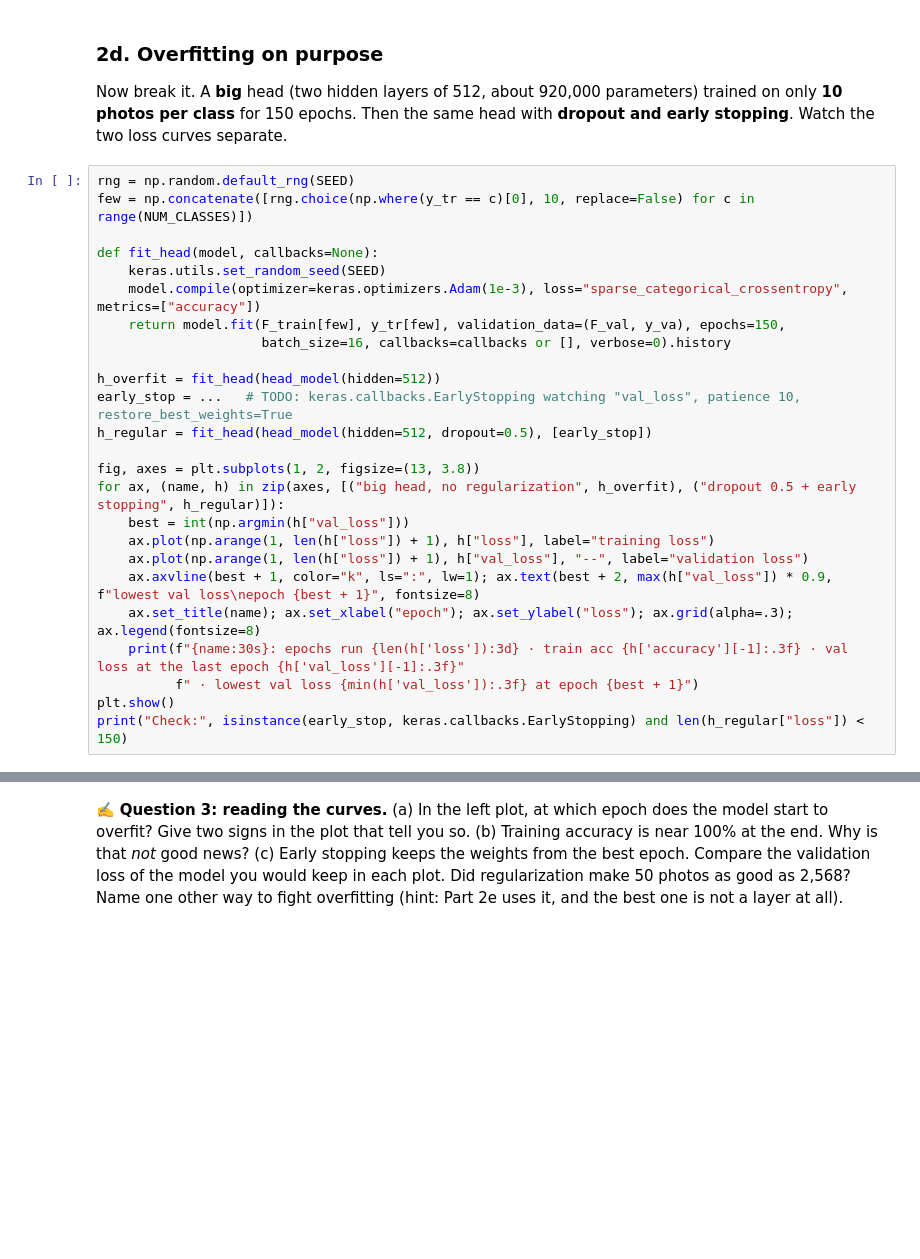
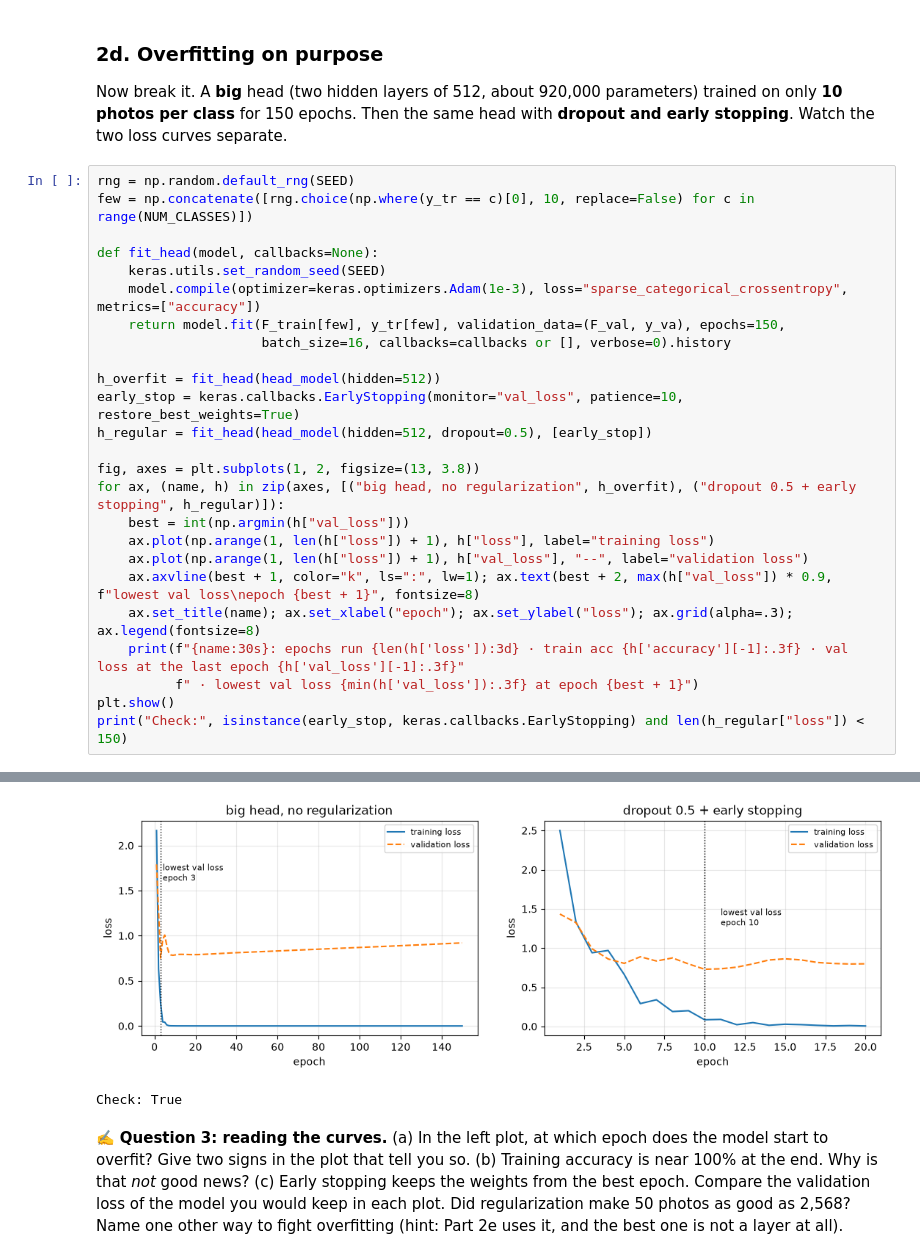
Before and after one commit to fallerfare/csc173-1s-2026-villanueva, a Jupyter notebook: activities/04/CSC173_FineTuning_CNN.ipynb, the cells around one changed output, grey strips where cells are left out. Drawn from its saved outputs; the diff is of its cells as text; blank space fills up the shorter version.

```diff
--- a/activities/04/CSC173_FineTuning_CNN.ipynb
+++ b/activities/04/CSC173_FineTuning_CNN.ipynb
@@ -281,7 +324,7 @@ def fit_head(model, callbacks=None):
                      batch_size=16, callbacks=callbacks or [], verbose=0).history
 
 h_overfit = fit_head(head_model(hidden=512))
-early_stop = ...   # TODO: keras.callbacks.EarlyStopping watching "val_loss", patience 10, restore_best_weights=True
+early_stop = keras.callbacks.EarlyStopping(monitor="val_loss", patience=10, restore_best_weights=True)
 h_regular = fit_head(head_model(hidden=512, dropout=0.5), [early_stop])
 
 fig, axes = plt.subplots(1, 2, figsize=(13, 3.8))
@@ -295,3 +338,4 @@ for ax, (name, h) in zip(axes, [("big head, no regularization", h_overfit), ("dr
           f" · lowest val loss {min(h['val_loss']):.3f} at epoch {best + 1}")
 plt.show()
 print("Check:", isinstance(early_stop, keras.callbacks.EarlyStopping) and len(h_regular["loss"]) < 150)
+# %% [output]
@@ -298,2 +344,4 @@ print("Check:", isinstance(early_stop, keras.callbacks.EarlyStopping) and len(h_
+[figure, added]
+Check: True
 # %% [markdown]
 ✍️ **Question 3: reading the curves.** (a) In the left plot, at which epoch does the model start to overfit? Give two signs in the plot that tell you so. (b) Training accuracy is near 100% at the end. Why is that *not* good news? (c) Early stopping keeps the weights from the best epoch. Compare the validation loss of the model you would keep in each plot. Did regularization make 50 photos as good as 2,568? Name one other way to fight overfitting (hint: Part 2e uses it, and the best one is not a layer at all).
```
Also changed, not shown: parts of 38 cells of this notebook.
